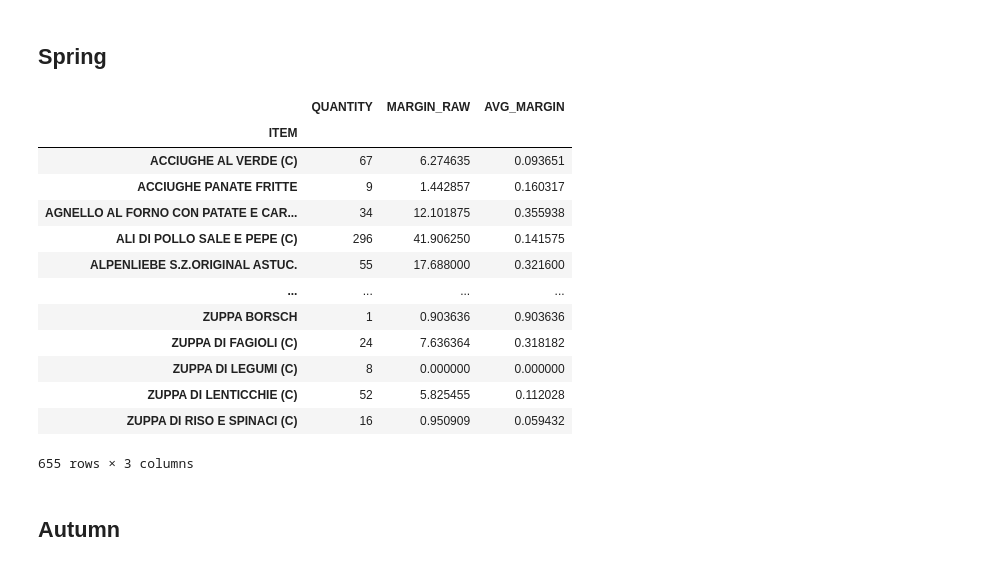
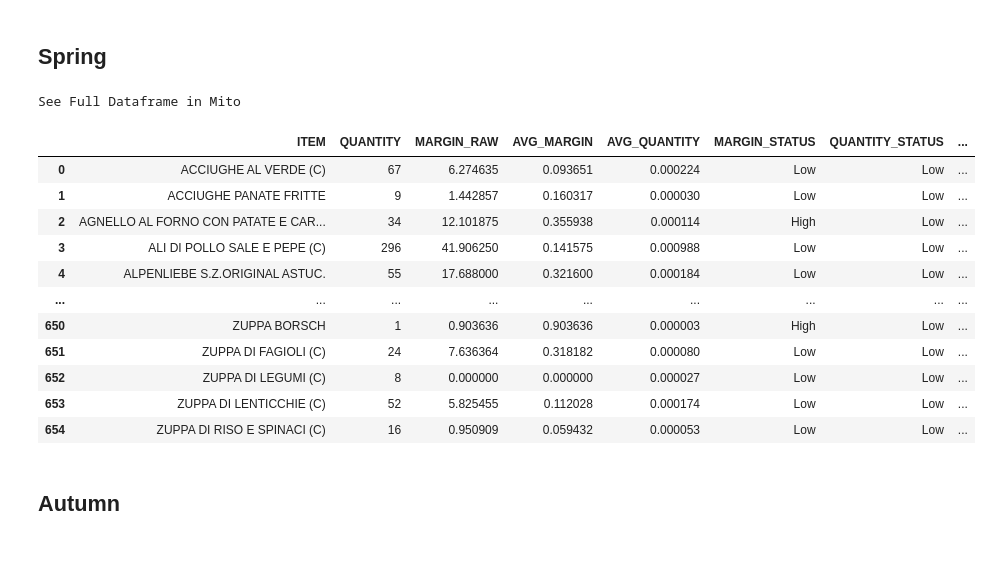
Before and after one commit to IgalKF/Academy.DataScience.MenuOptimization, a Jupyter notebook: ItalyMenu.ipynb, the cells around one changed output. Saved outputs shown, nothing was run; the diff lists cells and outputs as text; code cells hidden in the pictures.

Commit message:
Season Avg addition

```diff
--- a/ItalyMenu.ipynb
+++ b/ItalyMenu.ipynb
@@ -450,6 +432,5 @@ seasonal_df.groupby(['SALES_TIER_SEASON','WEEKEND_SALE']).agg({'EARNINGS':'sum'}
 # %%
-food_df = seasonal_df[seasonal_df['MENU_CATEGORY'] == 'FOOD']
-print(seasonal_df['ITEM'].count())
-print(food_df['SHIP'].count())
-food_df['Seasons'].drop_duplicates()
+food_df = seasonal_df[(seasonal_df['MENU_CATEGORY'] == 'FOOD')] # & (seasonal_df['DISCOUNT'] == 0) & (seasonal_df['PRICE_PAID'] != 0)]
+food_df
+#TODO: Devide the quantity for each item in every season by the total quantity sold in all seasons.
 # %% [output]
@@ -484,24 +505,67 @@ winter_avg_items_df
 # %% [markdown]
 ## Spring
 # %%
+# Deploying a Menu engineering on the winter
+
+# Create group by items, for Quantity, margin Raw
 spring_avg_items_df = food_df[food_df['Seasons'] == 'Spring'].groupby(['ITEM']).agg({'QUANTITY':sum, 'MARGIN_RAW':sum})
+
+# Create a new columnn. Caculate the avg margin for each item.
 spring_avg_items_df['AVG_MARGIN'] = spring_avg_items_df['MARGIN_RAW'] / spring_avg_items_df['QUANTITY']
+
+# Caculate the Quantity sum
+total_quantity_spring_value = spring_avg_items_df['QUANTITY'].sum()
+
+# create a coulumn that will present the Probabilty in Outlet (each quantity/Sum of quantity)
+spring_avg_items_df['AVG_QUANTITY'] = spring_avg_items_df['QUANTITY'] / total_quantity_spring_value
+
+# Number of Menu Items
+menu_food_cost_spring_num_items_value = food_df[food_df['Seasons'] == 'Spring']['ITEM'].nunique()
+
+# Check This value vs AVG_QUANTITY
+spring_avg_items_df_menu_mix = (total_quantity_spring_value/menu_food_cost_spring_num_items_value) / total_quantity_spring_value
+
+
+# AVG MARGIN Value
+spring_avg_items_df_margin_value = spring_avg_items_df['AVG_MARGIN'].sum() / menu_food_cost_spring_num_items_value
+
+# index to column
+spring_avg_items_df = spring_avg_items_df.reset_index(level=0)
+
+# Add a new column to the dataframe based on the AVG_MARGIN value
+spring_avg_items_df['MARGIN_STATUS'] = spring_avg_items_df.apply(lambda row: 'High' if row['AVG_MARGIN'] > spring_avg_items_df_margin_value else 'Low', axis=1)
+
+# Add a new column to the dataframe based on the AVG_QUANTITY value
+spring_avg_items_df['QUANTITY_STATUS'] = spring_avg_items_df.apply(lambda row: 'High' if row['AVG_QUANTITY'] > spring_avg_items_df_menu_mix else 'Low', axis=1)
+
+
+# Add a new column to the dataframe based on Margin_STATUS and Quantity_STATUS
+def categorize(row):
+    if row['MARGIN_STATUS'] == 'High' and row['QUANTITY_STATUS'] == 'High':
+        return 'Star'
+    elif row['MARGIN_STATUS'] == 'High' and row['QUANTITY_STATUS'] == 'Low':
+        return 'Puzzle'
+    elif row['MARGIN_STATUS'] == 'Low' and row['QUANTITY_STATUS'] == 'High':
+        return 'PlowHorse'
+    elif row['MARGIN_STATUS'] == 'Low' and row['QUANTITY_STATUS'] == 'Low':
+        return 'Dog'
+
+spring_avg_items_df['CATEGORY_CLASS'] = spring_avg_items_df.apply(categorize, axis=1)
 spring_avg_items_df
 # %% [output]
+See Full Dataframe in Mito
-|  | QUANTITY | MARGIN_RAW | AVG_MARGIN |
-| ITEM |  |  |  |
-| ACCIUGHE AL VERDE (C) | 67 | 6.274635 | 0.093651 |
-| ACCIUGHE PANATE FRITTE | 9 | 1.442857 | 0.160317 |
-| AGNELLO AL FORNO CON PATATE E CAR... | 34 | 12.101875 | 0.355938 |
-| ALI DI POLLO SALE E PEPE (C) | 296 | 41.906250 | 0.141575 |
-| ALPENLIEBE S.Z.ORIGINAL ASTUC. | 55 | 17.688000 | 0.321600 |
-| ... | ... | ... | ... |
-| ZUPPA BORSCH | 1 | 0.903636 | 0.903636 |
-| ZUPPA DI FAGIOLI (C) | 24 | 7.636364 | 0.318182 |
-| ZUPPA DI LEGUMI (C) | 8 | 0.000000 | 0.000000 |
-| ZUPPA DI LENTICCHIE (C) | 52 | 5.825455 | 0.112028 |
-| ZUPPA DI RISO E SPINACI (C) | 16 | 0.950909 | 0.059432 |
+|  | ITEM | QUANTITY | MARGIN_RAW | AVG_MARGIN | AVG_QUANTITY | MARGIN_STATUS | QUANTITY_STATUS | ... |
+| 0 | ACCIUGHE AL VERDE (C) | 67 | 6.274635 | 0.093651 | 0.000224 | Low | Low | ... |
+| 1 | ACCIUGHE PANATE FRITTE | 9 | 1.442857 | 0.160317 | 0.000030 | Low | Low | ... |
+| 2 | AGNELLO AL FORNO CON PATATE E CAR... | 34 | 12.101875 | 0.355938 | 0.000114 | High | Low | ... |
+| 3 | ALI DI POLLO SALE E PEPE (C) | 296 | 41.906250 | 0.141575 | 0.000988 | Low | Low | ... |
+| 4 | ALPENLIEBE S.Z.ORIGINAL ASTUC. | 55 | 17.688000 | 0.321600 | 0.000184 | Low | Low | ... |
+| ... | ... | ... | ... | ... | ... | ... | ... | ... |
+| 650 | ZUPPA BORSCH | 1 | 0.903636 | 0.903636 | 0.000003 | High | Low | ... |
+| 651 | ZUPPA DI FAGIOLI (C) | 24 | 7.636364 | 0.318182 | 0.000080 | Low | Low | ... |
+| 652 | ZUPPA DI LEGUMI (C) | 8 | 0.000000 | 0.000000 | 0.000027 | Low | Low | ... |
+| 653 | ZUPPA DI LENTICCHIE (C) | 52 | 5.825455 | 0.112028 | 0.000174 | Low | Low | ... |
+| 654 | ZUPPA DI RISO E SPINACI (C) | 16 | 0.950909 | 0.059432 | 0.000053 | Low | Low | ... |
-655 rows × 3 columns
 # %% [markdown]
 ## Autumn
 # %%
```
Also changed, not shown: parts of 31 cells of this notebook.
